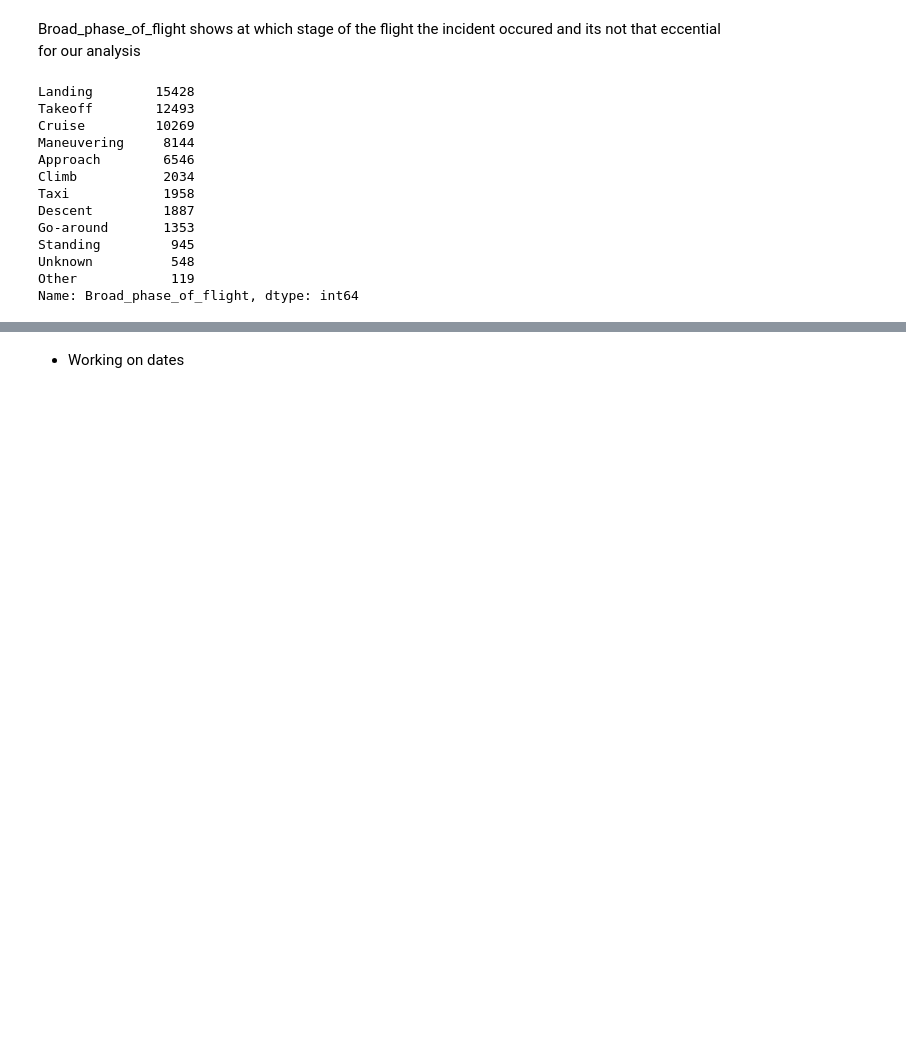
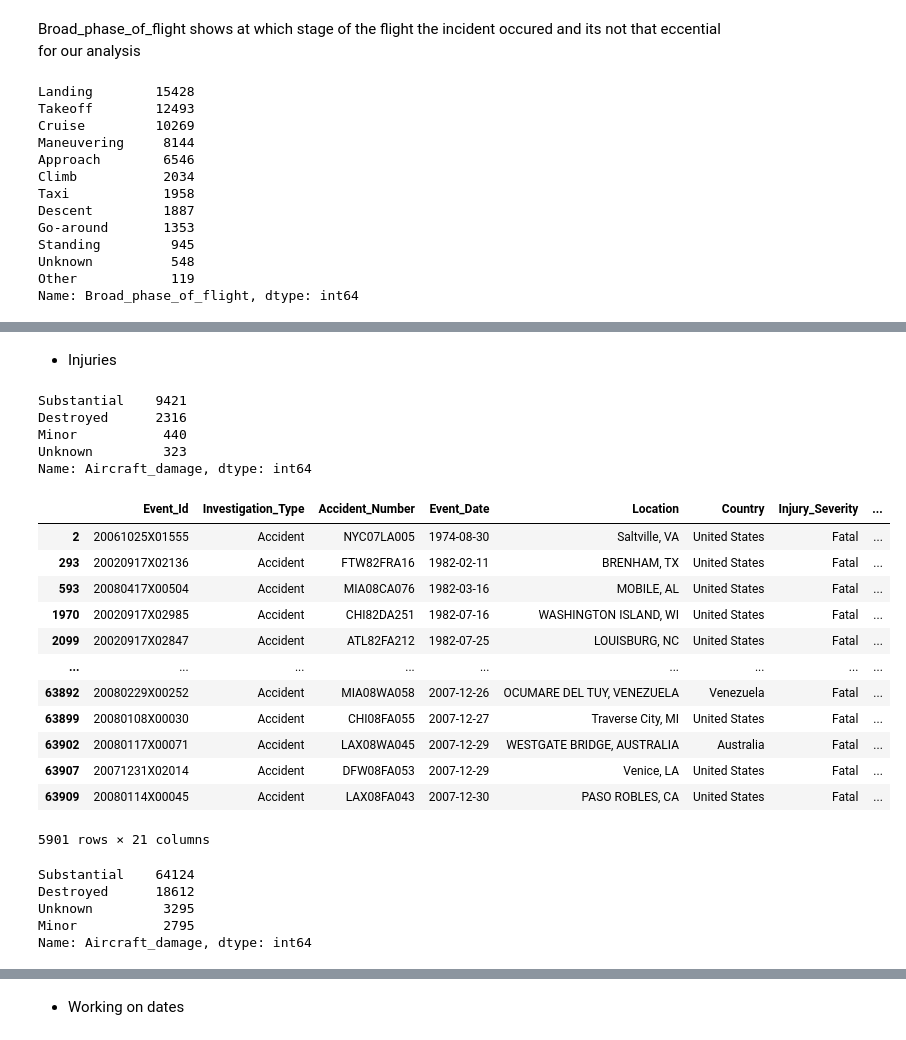
Before and after one commit to OchiengGideon/dsc-phase-1-project-v3, a Jupyter notebook: student.ipynb, the cells around one changed output, grey strips where cells are left out. Saved outputs shown, nothing was run; the diff lists cells and outputs as text; code cells hidden in the pictures; blank space fills up the shorter version.

```diff
--- a/student.ipynb
+++ b/student.ipynb
@@ -406,0 +466,4 @@ df.drop(columns=['Broad_phase_of_flight'])
+# %%
+#using replace method to add unavailable to unknown
+df['Injury_Severity'] = df['Injury_Severity'].str.replace('Unavailable','Unknown')
+df['Injury_Severity'].value_counts()
@@ -406,0 +557,35 @@ df.drop(columns=['Broad_phase_of_flight'])
+# %% [markdown]
+* Injuries
+# %%
+df.loc[df['Total_Serious_Injuries'].isna(), 'Aircraft_damage'].value_counts()
+# %% [output]
+Substantial    9421
+Destroyed      2316
+Minor           440
+Unknown         323
+Name: Aircraft_damage, dtype: int64
+# %%
+#df.dropna(subset=['Total_Serious_Injuries'], inplace=True)
+df[df['Total_Uninjured'].isna()]
+# %% [output]
+|  | Event_Id | Investigation_Type | Accident_Number | Event_Date | Location | Country | Injury_Severity | ... |
+| 2 | 20061025X01555 | Accident | NYC07LA005 | 1974-08-30 | Saltville, VA | United States | Fatal | ... |
+| 293 | 20020917X02136 | Accident | FTW82FRA16 | 1982-02-11 | BRENHAM, TX | United States | Fatal | ... |
+| 593 | 20080417X00504 | Accident | MIA08CA076 | 1982-03-16 | MOBILE, AL | United States | Fatal | ... |
+| 1970 | 20020917X02985 | Accident | CHI82DA251 | 1982-07-16 | WASHINGTON ISLAND, WI | United States | Fatal | ... |
+| 2099 | 20020917X02847 | Accident | ATL82FA212 | 1982-07-25 | LOUISBURG, NC | United States | Fatal | ... |
+| ... | ... | ... | ... | ... | ... | ... | ... | ... |
+| 63892 | 20080229X00252 | Accident | MIA08WA058 | 2007-12-26 | OCUMARE DEL TUY, VENEZUELA | Venezuela | Fatal | ... |
+| 63899 | 20080108X00030 | Accident | CHI08FA055 | 2007-12-27 | Traverse City, MI | United States | Fatal | ... |
+| 63902 | 20080117X00071 | Accident | LAX08WA045 | 2007-12-29 | WESTGATE BRIDGE, AUSTRALIA | Australia | Fatal | ... |
+| 63907 | 20071231X02014 | Accident | DFW08FA053 | 2007-12-29 | Venice, LA | United States | Fatal | ... |
+| 63909 | 20080114X00045 | Accident | LAX08FA043 | 2007-12-30 | PASO ROBLES, CA | United States | Fatal | ... |
+5901 rows × 21 columns
+# %%
+df['Aircraft_damage'].value_counts()
+# %% [output]
+Substantial    64124
+Destroyed      18612
+Unknown         3295
+Minor           2795
+Name: Aircraft_damage, dtype: int64
```
Also changed, not shown: parts of 57 cells of this notebook, 1 other file.
